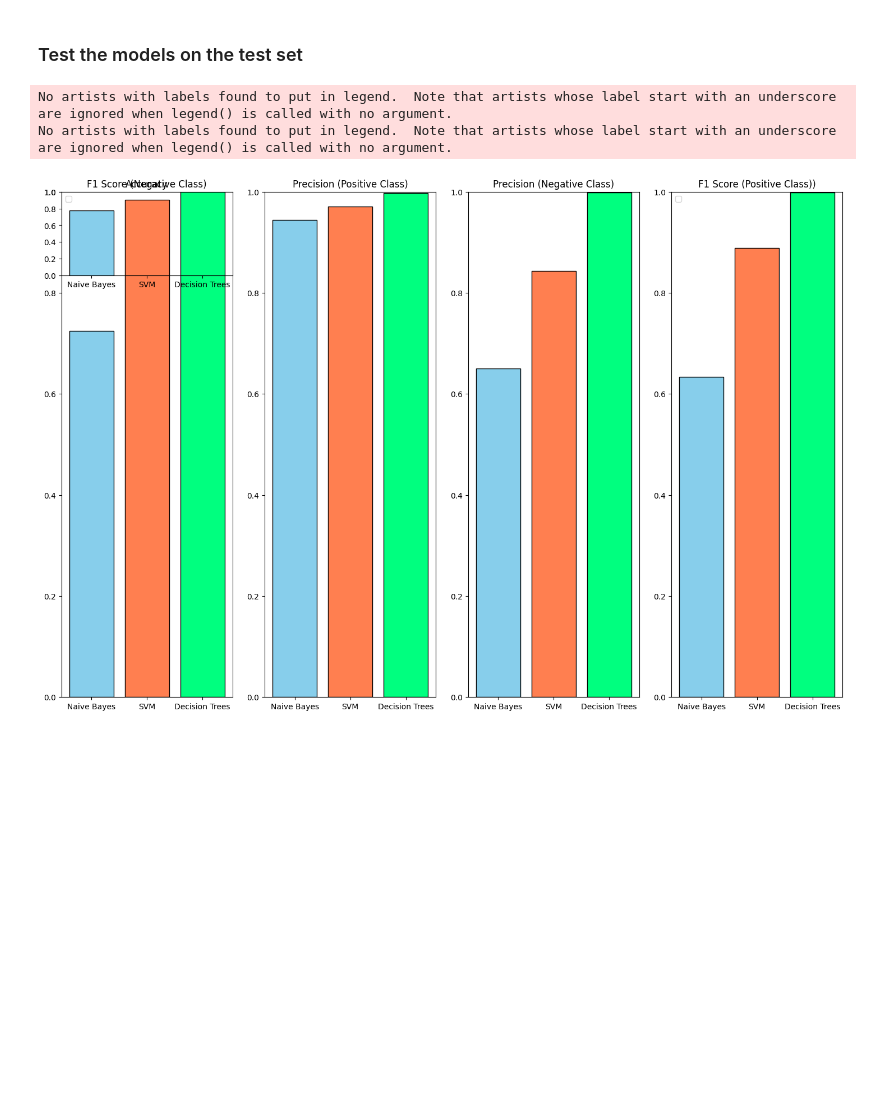
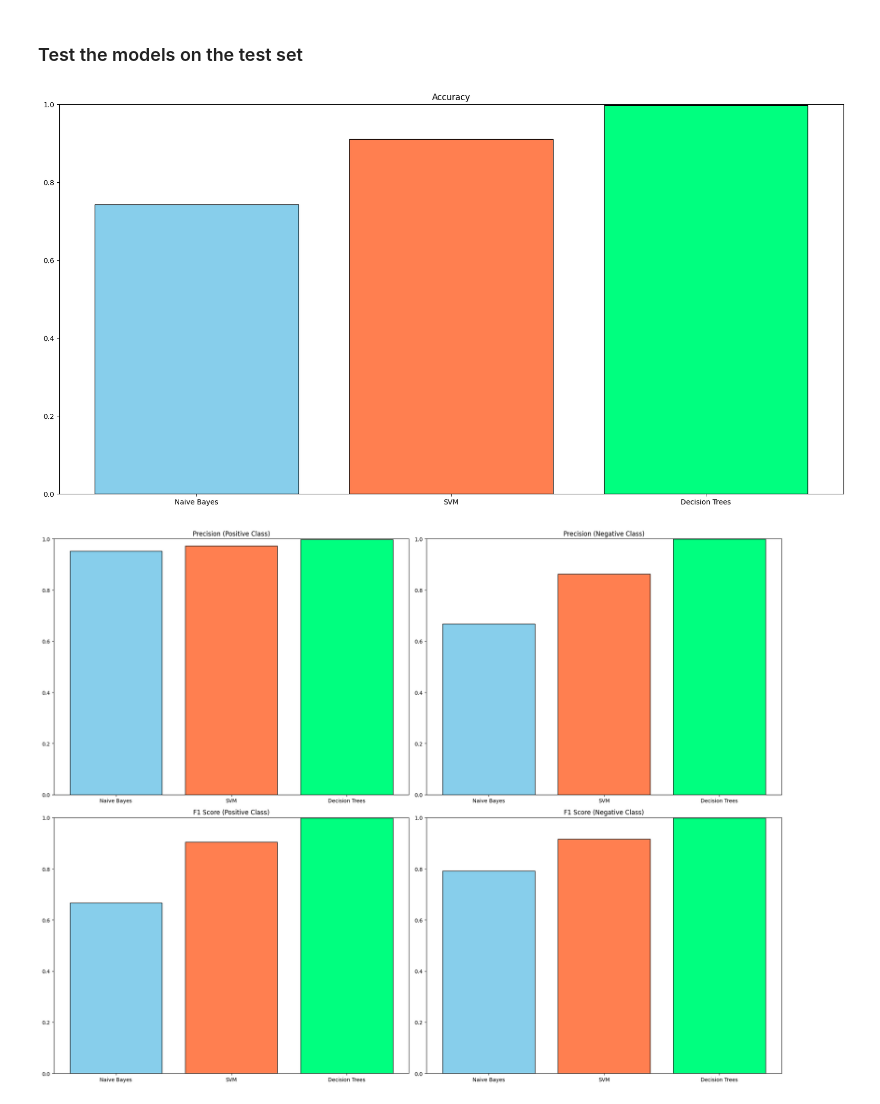
Before and after one commit to waquas9248/SE512, a Jupyter notebook: Fraud Detection.ipynb, the cells around one changed output. Cells and saved outputs as stored; diff of their text form; code cells hidden in the pictures; blank space fills up the shorter version.

```diff
--- a/Fraud Detection.ipynb
+++ b/Fraud Detection.ipynb
@@ -227,11 +297,15 @@ plt.show()
 # %%
 plt.figure(figsize=(20,15))
 
+skewed_features = numerical_features.drop('Transaction_Hours')
+
+positive_fraud_data = dff[dff['Is_Fraud'] == 1]
+
 # Create separate histograms with density plots for each numerical column
-for i, feature in enumerate(numerical_features, 1):
+for i, feature in enumerate(skewed_features, 1):
     # Calculate the IQR
-    Q1 = dff[feature].quantile(0.25)
-    Q3 = dff[feature].quantile(0.75)
+    Q1 = positive_fraud_data[feature].quantile(0.25)
+    Q3 = positive_fraud_data[feature].quantile(0.75)
     IQR = Q3 - Q1
 
     # Define the lower and upper bounds for outliers
@@ -242,13 +316,13 @@ for i, feature in enumerate(numerical_features, 1):
     df_no_outliers = dff[(dff[feature] >= lower_bound) & (dff[feature] <= upper_bound)]
 
     # Plot histogram of Transaction Amount after removing outliers
-    plt.subplot(3, 3, i)
+    plt.subplot(3, 2, i)
     plt.hist(df_no_outliers[feature], bins=50, color='skyblue', edgecolor='black')
     plt.title(f'{feature} Distribution (No Outliers)')
     plt.xlabel(feature)
     plt.ylabel('Frequency')
     plt.ticklabel_format(style='plain', axis='y')
-    plt.ticklabel_format(style='plain', axis='y')
+    plt.ticklabel_format(style='plain', axis='x')
 
 plt.show()
 # %% [output]
@@ -274,8 +349,8 @@ plt.show()
 ### Undersample data
 # %%
 # Perform undersampling on the majority class
-features = dff.drop('Is_Fraud', axis=1)
-target = dff['Is_Fraud']
+features = df_no_outliers.drop('Is_Fraud', axis=1)
+target = df_no_outliers['Is_Fraud']
 
 undersampler = RandomUnderSampler(sampling_strategy='majority', random_state=42)
 features_undersampled, target_undersampled = undersampler.fit_resample(features, target)
@@ -287,6 +362,7 @@ plt.figure(figsize=(12, 6))
 plt.subplot(1, 2, 1)
 sns.countplot(x=target, hue=target, palette=["skyblue", "coral"], legend=False, edgecolor='black')
 plt.title('Distribution before Undersampling')
+plt.ticklabel_format(style='plain', axis='y')
 
 # Plot the distribution after undersampling
 plt.subplot(1, 2, 2)
@@ -501,19 +588,6 @@ y_test_pred_nb = nb_model.predict(X_test)
 y_test_pred_svm = svm_model.predict(X_test)
 y_test_pred_dt = dt_model.predict(X_test)
 # %%
-accuracy_test_nb = accuracy_score(y_test, y_test_pred_nb)
-accuracy_test_svm = accuracy_score(y_test, y_test_pred_svm)
-accuracy_test_dt = accuracy_score(y_test, y_test_pred_dt)
-
-precision_nb = precision_score(y_test, y_test_pred_nb)
-precision_svm = precision_score(y_test, y_test_pred_svm)
-precision_dt = precision_score(y_test, y_test_pred_dt)
-
-f1_score_nb = f1_score(y_test, y_test_pred_nb)
-f1_score_svm = f1_score(y_test, y_test_pred_svm)
-f1_score_dt = f1_score(y_test, y_test_pred_dt)
-
-
 accuracy_nb = accuracy_score(y_test, y_test_pred_nb)
 accuracy_svm = accuracy_score(y_test, y_test_pred_svm)
 accuracy_dt = accuracy_score(y_test, y_test_pred_dt)
@@ -543,44 +617,45 @@ accuracy_values = [accuracy_nb, accuracy_svm, accuracy_dt]
 precision_positive_values = [precision_positive_nb, precision_positive_svm, precision_positive_dt]
 precision_negative_values = [precision_negative_nb, precision_negative_svm, precision_negative_dt]
 f1_score_positive_values = [f1_score_positive_nb, f1_score_positive_svm, f1_score_positive_dt]
 f1_score_negative_values = [f1_score_negative_nb, f1_score_negative_svm, f1_score_negative_dt]
 
+# Start plotting all four bar charts in a single figure
+
+plt.figure(figsize=(20, 10))
 # Plotting Accuracy
-plt.figure(figsize=(15, 5))
-
-plt.subplot(1, 4, 1)
 plt.bar(classifiers, accuracy_values, color=['skyblue', 'coral', 'springgreen'], edgecolor=['black', 'black', 'black'])
 plt.title('Accuracy')
 plt.ylim(0, 1)
+plt.show()
 
-# Plotting Precision for Positive and Negative classes
-plt.subplot(1, 4, 2)
+plt.figure(figsize=(20, 15))
+# Plotting Precision for Positive Class
+plt.subplot(2, 2, 1)
 plt.bar(classifiers, precision_positive_values, color=['skyblue', 'coral', 'springgreen'], edgecolor=['black', 'black', 'black'])
 plt.title('Precision (Positive Class)')
 plt.ylim(0, 1)
 
-plt.subplot(1, 4, 3)
+# Plotting Precision for Negative Class
+plt.subplot(2, 2, 2)
 plt.bar(classifiers, precision_negative_values, color=['skyblue', 'coral', 'springgreen'], edgecolor=['black', 'black', 'black'])
 plt.title('Precision (Negative Class)')
 plt.ylim(0, 1)
 
-# Plotting F1 Score for Positive and Negative classes
-plt.subplot(1, 4, 4)
+# Plotting F1 Score for Positive Class
+plt.subplot(2, 2, 3)
 plt.bar(classifiers, f1_score_positive_values, color=['skyblue', 'coral', 'springgreen'], edgecolor=['black', 'black', 'black'])
 plt.title('F1 Score (Positive Class)')
 plt.ylim(0, 1)
-plt.legend()
 
-plt.subplot(1, 4, 5)
+plt.subplot(2, 2, 4)
 plt.bar(classifiers, f1_score_negative_values, color=['skyblue', 'coral', 'springgreen'], edgecolor=['black', 'black', 'black'])
 plt.title('F1 Score (Negative Class)')
 plt.ylim(0, 1)
-plt.legend()
 
 
+# Show the figure with subplots
 plt.tight_layout()
 plt.show()
 # %% [output]
-No artists with labels found to put in legend.  Note that artists whose label start with an underscore are ignored when legend() is called with no argument.
-No artists with labels found to put in legend.  Note that artists whose label start with an underscore are ignored when legend() is called with no argument.
-[figure, old version]
+[figure, new version]
+[figure, added]
```
Also changed, not shown: parts of 30 cells of this notebook.
